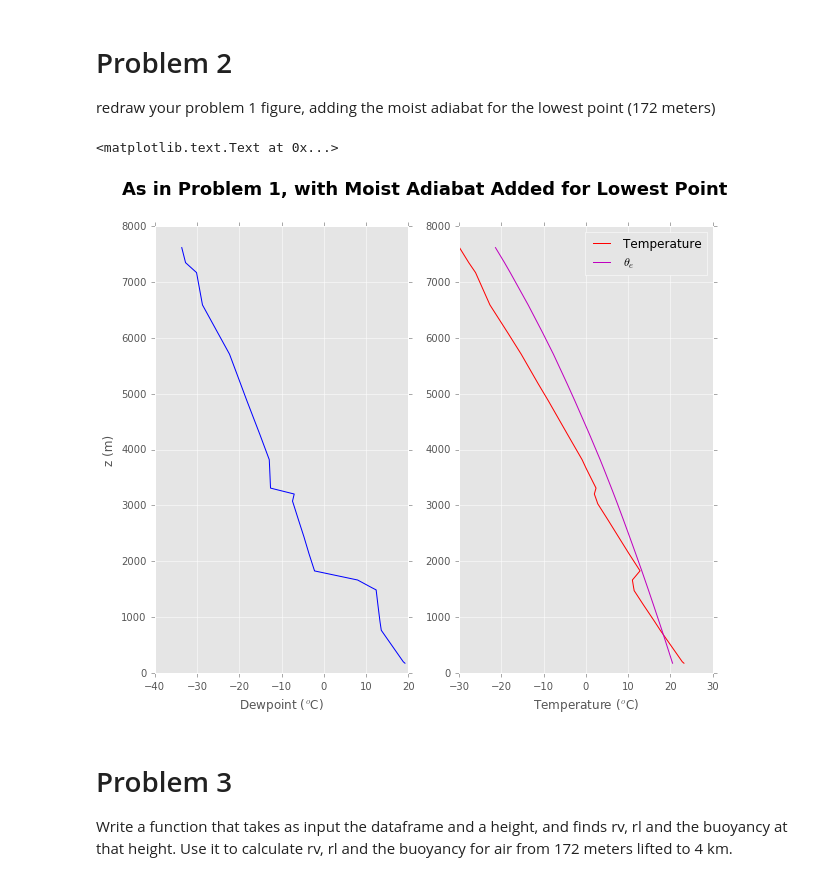
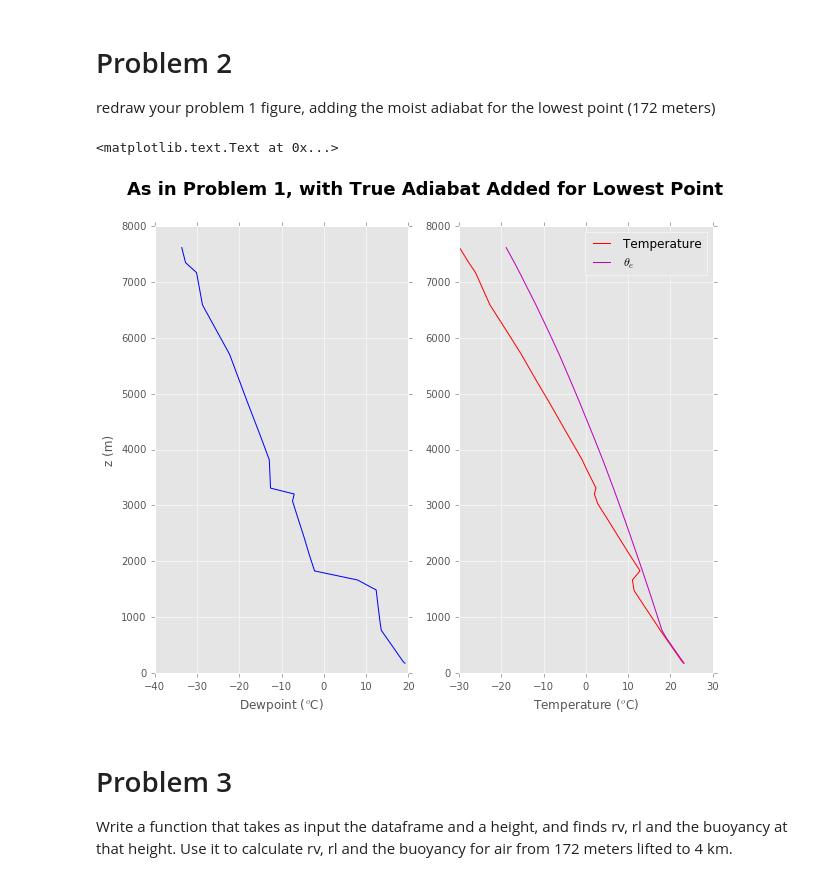
Before and after one commit to tc637/A405, a Jupyter notebook: notebooks/final_problem_tim1.ipynb, the cells around one changed output. Cells and saved outputs as stored; diff of their text form; code cells hidden in the pictures.

```diff
--- a/notebooks/final_problem_tim1.ipynb
+++ b/notebooks/final_problem_tim1.ipynb
@@ -63,37 +63,33 @@ fig.suptitle("Temperture and Dewpoint Soundings", fontsize=18, fontweight="bold"
 
 redraw your problem 1 figure, adding the moist adiabat for the lowest point (172 meters)
 # %%
-from a405thermo.thermlib import find_Tmoist
-
 # calculate thetae of bottom point
 parc_td = df_bottom["dwpt"][0] + c.Tc # K
 parc_temp = df_bottom["temp"][0] + c.Tc # K
 parc_pres = df_bottom["pres"][0]*100. # Pa
 
 rt = find_rsat(parc_td, parc_pres) # kg/kg
 thetae = find_thetaet(parc_td, rt, parc_temp, parc_pres) # K
 
-# calculate temperatures along moist adiabat
-
+# calculate temperatures along true adiabat
 moist_temps = []
 for pres in df_bottom["pres"]:
-    #temps, rv, rl = tinvert_thetae(thetae, rt, pres*100)
-    temps = find_Tmoist(thetae, pres*100)
+    temps, rv, rl = tinvert_thetae(thetae, rt, pres*100)
     moist_temps.append(temps - c.Tc)
 
 # replot temperature and dewpoint soundings, with moist adiabat
 fig, (ax1,ax2) = plt.subplots(1,2,figsize=(10,8))
 ax1.plot(df_bottom["dwpt"], df_bottom["hght"], "-b")
 ax2.plot(df_bottom["temp"], df_bottom["hght"], "-r", label="Temperature")
 ax2.plot(moist_temps, df_bottom["hght"], "-m", label=r"$\theta_e$")
 ax1.set_xlabel(r"Dewpoint ($^o$C)")
 ax2.set_xlabel(r"Temperature ($^o$C)")
 ax2.legend(loc="upper right")
 ax1.set_ylabel("z (m)")
-fig.suptitle("As in Problem 1, with Moist Adiabat Added for Lowest Point", fontsize=18, fontweight="bold")
+fig.suptitle("As in Problem 1, with True Adiabat Added for Lowest Point", fontsize=18, fontweight="bold")
 # %% [output]
 <matplotlib.text.Text at 0x...>
-[figure, old version]
+[figure, new version]
 # %% [markdown]
 # Problem 3
 
```
Also changed, not shown: parts of 3 cells of this notebook.
